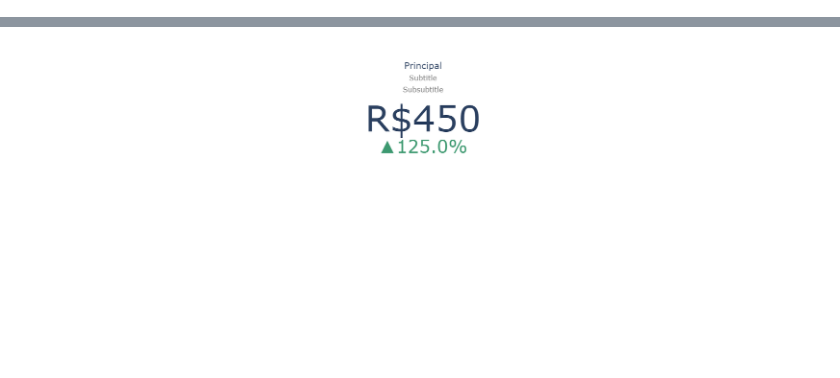
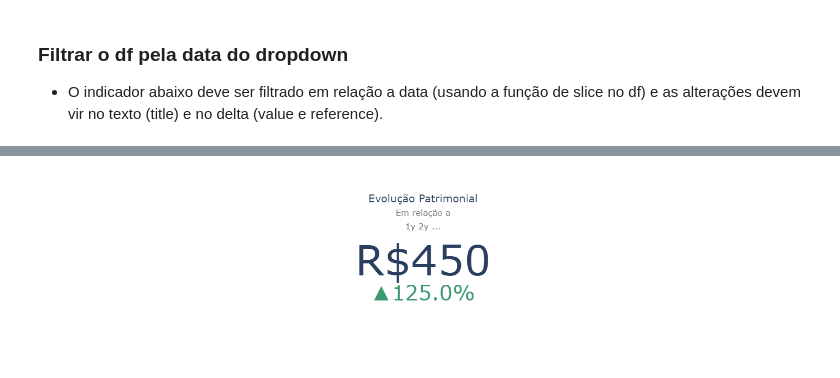
Before and after one commit to mateuskienzle/stocks_monitor, a Jupyter notebook: indicators.ipynb, the cells around one changed output, grey strips where cells are left out. Drawn from its saved outputs; the diff is of its cells as text; code cells hidden in the pictures; blank space fills up the shorter version.

```diff
--- a/indicators.ipynb
+++ b/indicators.ipynb
@@ -45,7 +43,11 @@ df_hist[df_hist.symbol.str.contains('ITUB4')]
+# %% [markdown]
+### Filtrar o df pela data do dropdown
+
+- O indicador abaixo deve ser filtrado em relação a data (usando a função de slice no df) e as alterações devem vir no texto (title) e no delta (value e reference).
 # %%
 fig = go.Figure(go.Indicator(
         mode = "number+delta",
-        title = {"text": "Principal<br><span style='font-size:0.8em;color:gray'>Subtitle</span><br><span style='font-size:0.8em;color:gray'>Subsubtitle</span>"},
+        title = {"text": "Evolução Patrimonial<br><span style='font-size:0.8em;color:gray'>Em relação a</span><br><span style='font-size:0.8em;color:gray'>1y 2y ...</span>"},
         value = 450,
         number = {'prefix': "R$", 'valueformat': '.0f'},
         delta = {'relative': True, 'valueformat': '.1%', 'reference': 200}
@@ -57 +58 @@ fig.show()
-[figure, old version]
+[figure, new version]
```
Also changed, not shown: parts of 5 cells of this notebook, 8 other files.
